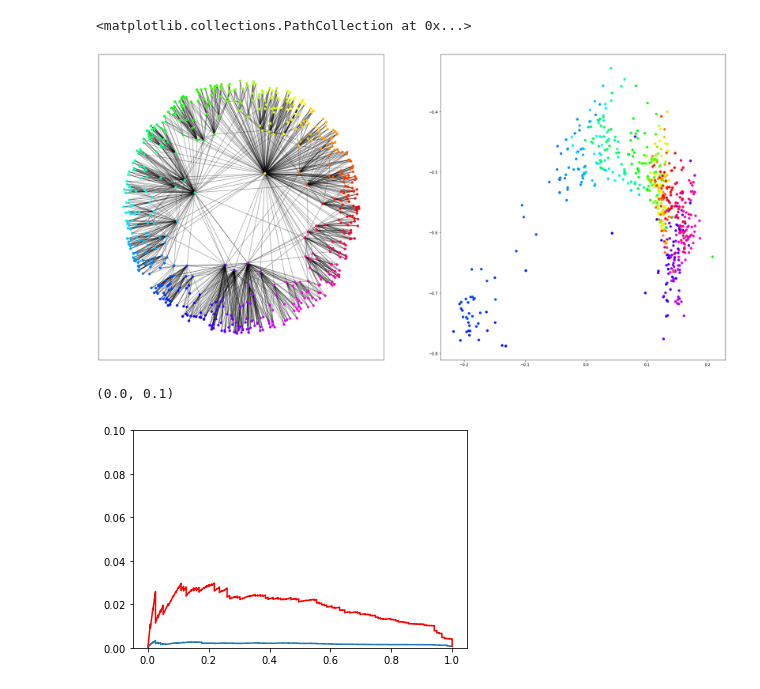
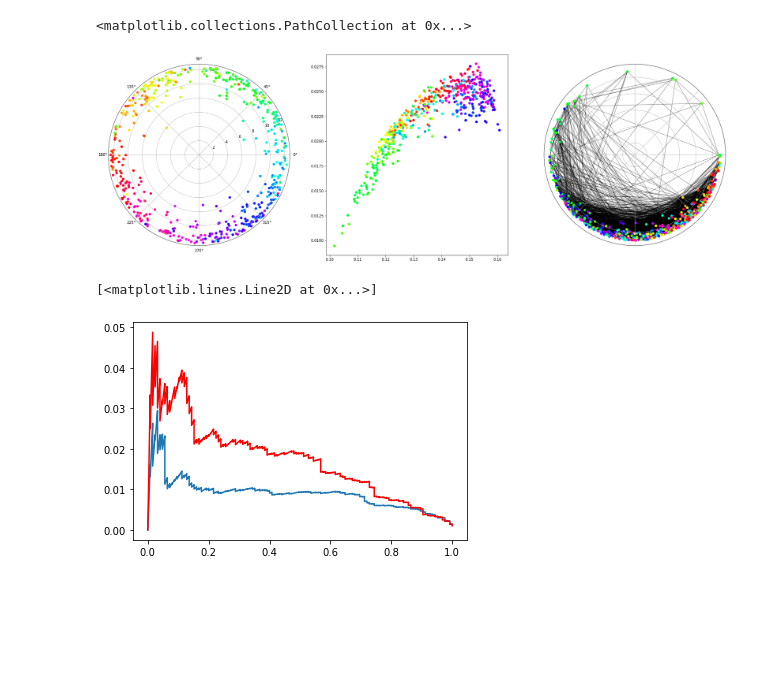
Before and after one commit to martinfama/LPGNN, a Jupyter notebook: GNN_embeddings.ipynb, the cells around one changed output. Cells and saved outputs as stored; diff of their text form; code cells hidden in the pictures; blank space fills up the shorter version.

```diff
--- a/GNN_embeddings.ipynb
+++ b/GNN_embeddings.ipynb
@@ -21,7 +22,7 @@ importlib.reload(module=LPGNN)
 # %%
 # PS Network
 
-G_nx, G = LPGNN.network_generator.generatePSNetwork_nx(N=600, avg_k=8, gamma=2.5, Temp=0.0, seed=100)
+G_nx, G = LPGNN.network_generator.generatePSNetwork_nx(N=500, avg_k=8, gamma=2.5, Temp=0.2, seed=100)
 G_nx.graph['size'] = 60
 data = pyg.utils.from_networkx(G_nx)
 # %%
@@ -87,0 +83,6 @@ embedding = {node:np.array([value[0], value[1]]) for node, value in enumerate(z.
+# %%
+z = all_z[0]
+G_nx.graph['r'] = {node:0 for node in G_nx.nodes}
+G_nx.graph['theta'] = {node:0 for node in G_nx.nodes}
+gamma = ig.power_law_fit(data=G.degree()).alpha
+beta = 1/(gamma-1)
@@ -97,0 +111,21 @@ xyz = np.array(list(z.detach().numpy()[:,0:2]))
+# %%
+#G_nx.graph['pos'] = nx.spring_layout(G_nx)
+
+def to_xy(G_nx):
+    return np.array([[G_nx.graph['r'][node]*np.cos(G_nx.graph['theta'][node]), G_nx.graph['r'][node]*np.sin(G_nx.graph['theta'][node])] for node in G_nx.nodes])
+
+#xyG = np.array(list(G_nx.graph['pos']))
+xy_gnn_h = to_xy(G_nx)
+xy_gnn_e = np.array(list(z))
+#labne = LPGNN.network_generator.generateLaBNE(graph=G)
+# %%
+G_nx.graph['pos'] = nx.spring_layout(G_nx)
+LPGNN.visualization.gnn_attr_passing.draw_embedding(G_nx, embedding=G_nx.graph['pos'])
+
+for t in range(G_nx.number_of_nodes()):
+    r_t = np.log(t+1)
+    G_nx.graph['r'][t] = 2*beta*r_t + 2*(1-beta)*np.log(G_nx.number_of_nodes())
+    #labne_graph.vs[t]['r'] = 2*beta*r_t + 2*(1-beta)*np.log(N)
+    G_nx.graph['theta'][t] = np.arctan2(G_nx.graph['pos'][t][1], G_nx.graph['pos'][t][0])
+    if G_nx.graph['theta'][t] < 0:
+        G_nx.graph['theta'][t] += 2*np.pi
@@ -98,9 +149,14 @@ xyz = np.array(list(z.detach().numpy()[:,0:2]))
 # %%
-fig, axs = plt.subplots(1, 2, figsize=(30, 15))
+fig = plt.figure(figsize=(30, 10))
+ax_labne = fig.add_subplot(131, projection='polar')
+ax_gnn_e = fig.add_subplot(132)
+ax_gnn_h = fig.add_subplot(133, projection='polar')
 
-nx.draw_networkx_edges(G_nx, G_nx.graph['pos'], alpha=0.5, ax=axs[0])
-axs[0].scatter(xyG[:,0], xyG[:,1], c=G_nx.graph['color'])
-axs[1].scatter(xyz[:,0], xyz[:,1], c=G_nx.graph['color'])
+nx.draw_networkx_edges(G_nx, np.transpose([list(G_nx.graph['theta'].values()), list(G_nx.graph['r'].values())]), alpha=0.5, ax=ax_gnn_h)
+#axs[0].scatter(xyG[:,0], xyG[:,1], c=G_nx.graph['color'])
+ax_labne.scatter(labne.vs['theta'], labne.vs['r'], c=G_nx.graph['color'])
+ax_gnn_e.scatter(xy_gnn_e[:,0], xy_gnn_e[:,1], c=G_nx.graph['color'])
+ax_gnn_h.scatter(list(G_nx.graph['theta'].values()), list(G_nx.graph['r'].values()), c=G_nx.graph['color'])
 # %% [output]
 <matplotlib.collections.PathCollection at 0x...>
-[figure, old version]
+[figure, new version]
@@ -122,7 +191,7 @@ PR_labne = LPGNN.GraphNeuralNet.LaBNE(PS=G, test=test_data)
 # %%
 plt.plot(R, P)
 plt.plot(PR_labne['recall'], PR_labne['precision'], c='red')
-plt.ylim(0, 0.1)
+#plt.ylim(0, 0.1)
 # %% [output]
-(0.0, 0.1)
+[<matplotlib.lines.Line2D at 0x...>]
-[figure, old version]
+[figure, new version]
```
Also changed, not shown: parts of 14 cells of this notebook, 11 other files.
